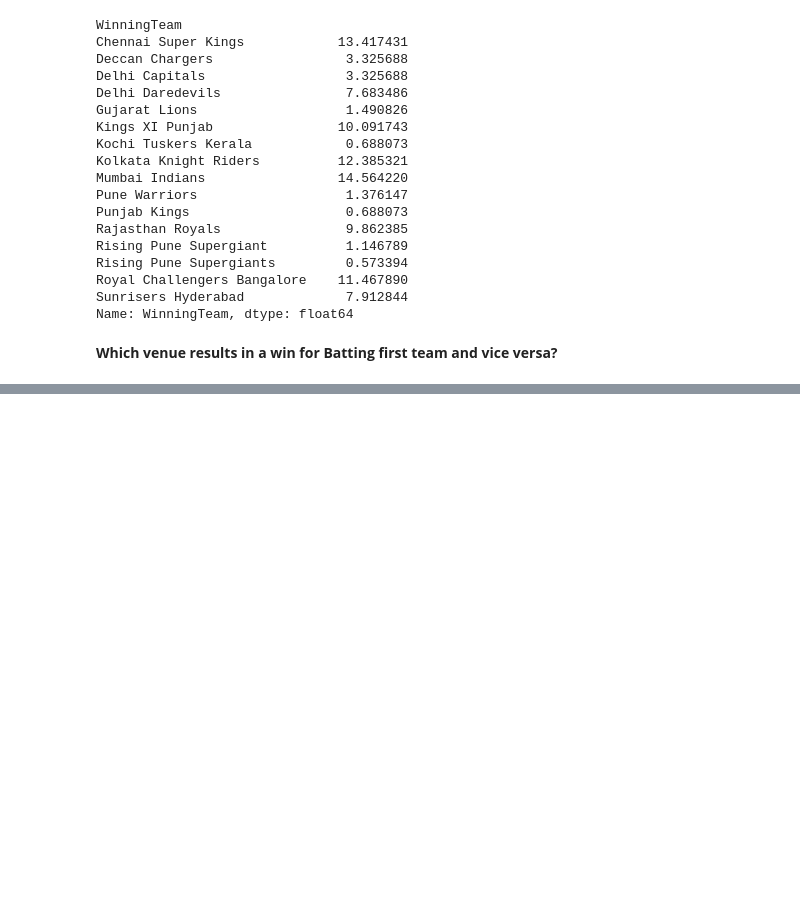
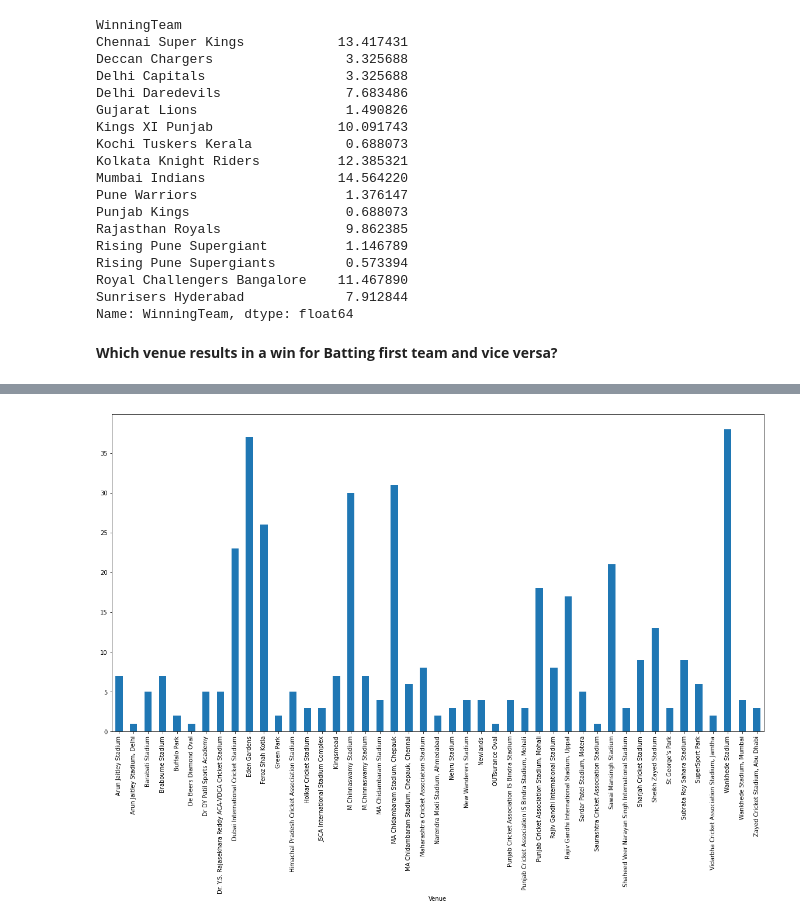
Before and after one commit to GeetikaSh/IPL_2022, a Jupyter notebook: ipl-analysis.ipynb, the cells around one changed output, grey strips where cells are left out. Saved outputs shown, nothing was run; the diff lists cells and outputs as text; code cells hidden in the pictures; blank space fills up the shorter version.

```diff
--- a/ipl-analysis.ipynb
+++ b/ipl-analysis.ipynb
@@ -125,3 +125,9 @@ Sunrisers Hyderabad             7.912844
 Name: WinningTeam, dtype: float64
 # %% [markdown]
 **Which venue results in a win for Batting first team and vice versa?**
+# %%
+
+venue=matches[["Venue","Team1","Team2","TossWinner","TossDecision","WinningTeam"]]
+venue["TossLosser"]=matches["Team1"]
+venue.loc[venue["TossWinner"]!=venue["Team1"],"TossLosser"]=venue["Team1"]
+venue
@@ -127,0 +158,7 @@ Name: WinningTeam, dtype: float64
+# %%
+venue.loc[venue["TossDecision"]=="bat","BattingTeam"]=venue["TossWinner"]
+venue.loc[venue["TossDecision"]=="field","BattingTeam"]=venue["TossLosser"]
+venue=venue.drop(columns=["Team1","Team2","TossDecision","TossWinner","TossLosser"])
+venue.loc[venue["WinningTeam"]==venue["BattingTeam"],"BattingWin"]=1
+venue.loc[venue["WinningTeam"]!=venue["BattingTeam"],"BattingWin"]=0
+venue
@@ -127,0 +189,6 @@ Name: WinningTeam, dtype: float64
+# %%
+batting_win=venue[venue["BattingWin"]==1]
+batting_win=batting_win.drop(columns=["BattingWin"])
+batting_losses=venue[venue["BattingWin"]==0]
+batting_losses=batting_losses.drop(columns=["BattingWin"])
+batting_win
@@ -127,0 +212,8 @@ Name: WinningTeam, dtype: float64
+# %%
+plt.figure(figsize=(20,10))
+batting_win.groupby("Venue")["Venue"].count().plot(kind='bar')
+plt.xticks(rotation='vertical')
+
+plt.show()
+# %% [output]
+[figure, added]
```
Also changed, not shown: parts of 11 cells of this notebook.
